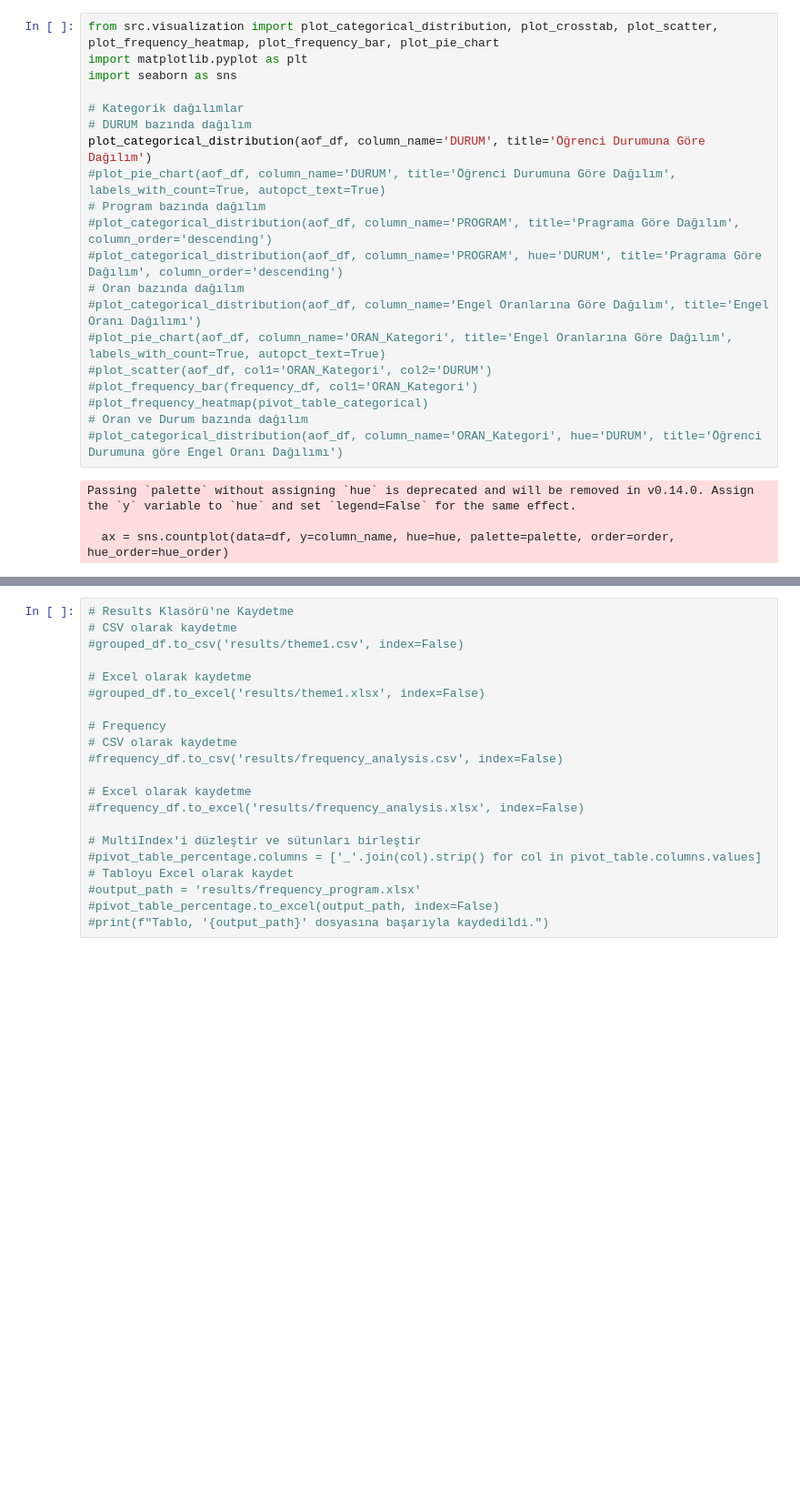
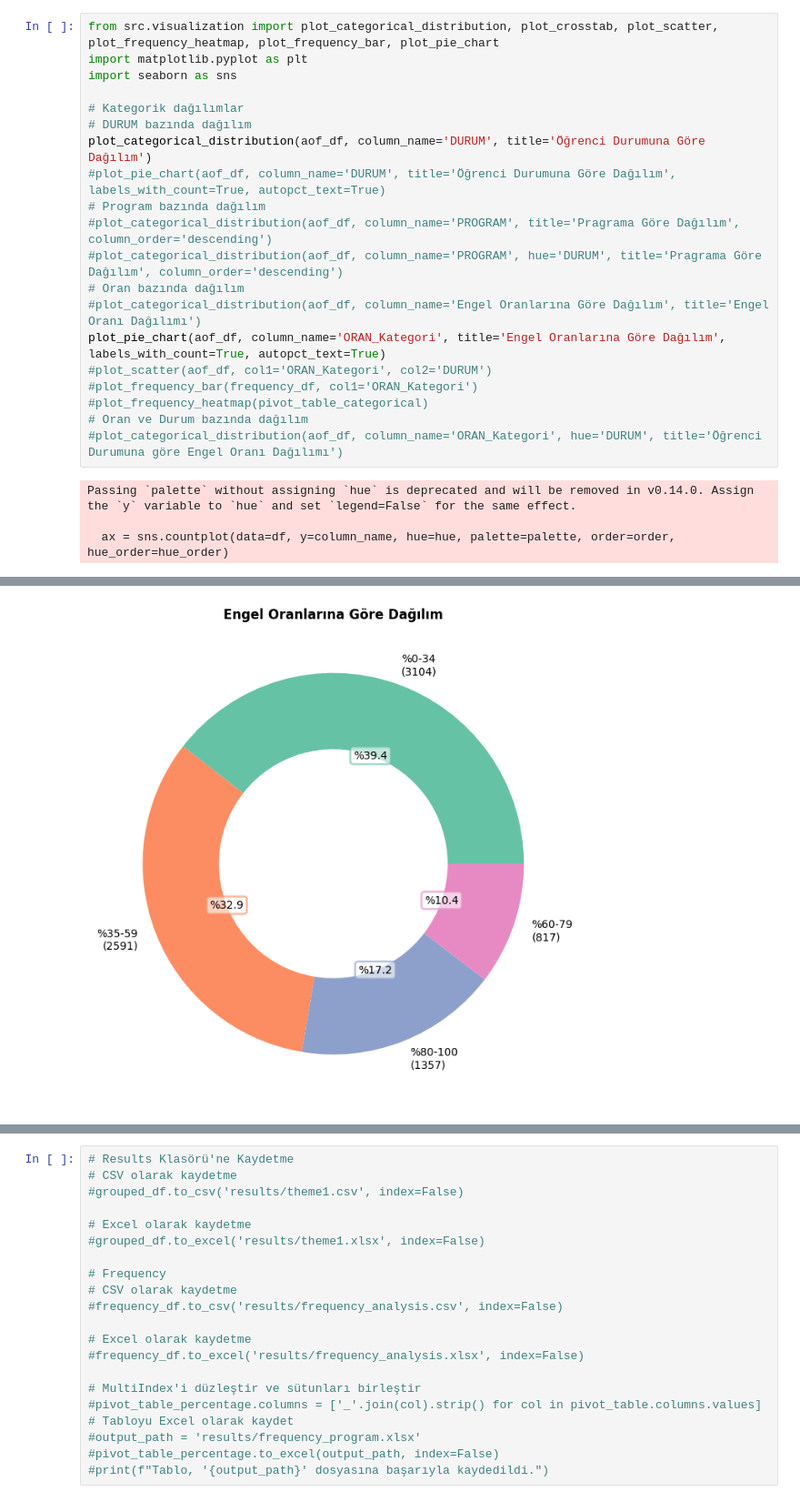
Before and after one commit to mdogus/tangible, a Jupyter notebook: notebooks/aof_analysis.ipynb, the cells around one changed output, grey strips where cells are left out. Shown at 91% size. Cells and saved outputs as stored; diff of their text form; blank space fills up the shorter version.

Commit message:
pie_chart

```diff
--- a/notebooks/aof_analysis.ipynb
+++ b/notebooks/aof_analysis.ipynb
@@ -47,28 +49,29 @@ pivot_table_categorical = frequency_df.pivot_table(index='DURUM', columns=['ORAN
 # %%
 from src.visualization import plot_categorical_distribution, plot_crosstab, plot_scatter, plot_frequency_heatmap, plot_frequency_bar, plot_pie_chart
 import matplotlib.pyplot as plt
 import seaborn as sns
 
 # Kategorik dağılımlar
 # DURUM bazında dağılım
 plot_categorical_distribution(aof_df, column_name='DURUM', title='Öğrenci Durumuna Göre Dağılım')
 #plot_pie_chart(aof_df, column_name='DURUM', title='Öğrenci Durumuna Göre Dağılım', labels_with_count=True, autopct_text=True)
 # Program bazında dağılım
 #plot_categorical_distribution(aof_df, column_name='PROGRAM', title='Pragrama Göre Dağılım', column_order='descending')
 #plot_categorical_distribution(aof_df, column_name='PROGRAM', hue='DURUM', title='Pragrama Göre Dağılım', column_order='descending')
 # Oran bazında dağılım
 #plot_categorical_distribution(aof_df, column_name='Engel Oranlarına Göre Dağılım', title='Engel Oranı Dağılımı')
-#plot_pie_chart(aof_df, column_name='ORAN_Kategori', title='Engel Oranlarına Göre Dağılım', labels_with_count=True, autopct_text=True)
+plot_pie_chart(aof_df, column_name='ORAN_Kategori', title='Engel Oranlarına Göre Dağılım', labels_with_count=True, autopct_text=True)
 #plot_scatter(aof_df, col1='ORAN_Kategori', col2='DURUM')
 #plot_frequency_bar(frequency_df, col1='ORAN_Kategori')
 #plot_frequency_heatmap(pivot_table_categorical)
 # Oran ve Durum bazında dağılım
 #plot_categorical_distribution(aof_df, column_name='ORAN_Kategori', hue='DURUM', title='Öğrenci Durumuna göre Engel Oranı Dağılımı')
 # %% [output]
 Passing `palette` without assigning `hue` is deprecated and will be removed in v0.14.0. Assign the `y` variable to `hue` and set `legend=False` for the same effect.
 
   ax = sns.countplot(data=df, y=column_name, hue=hue, palette=palette, order=order, hue_order=hue_order)
 [figure]
+[figure, added]
 # %%
 #import matplotlib.pyplot as plt
 #import seaborn as sns
```
Also changed, not shown: parts of 3 cells of this notebook, 2 other files.
